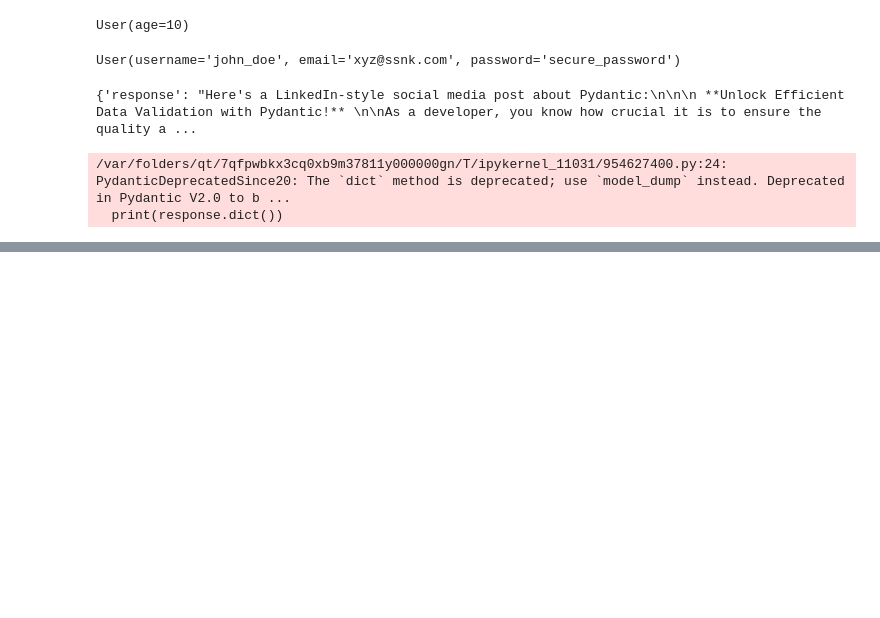
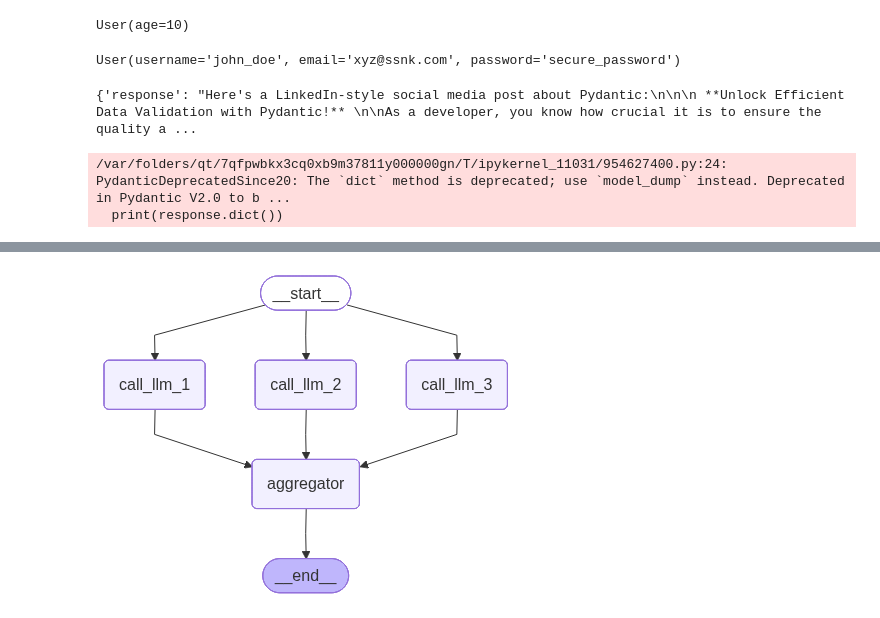
Before and after one commit to Ashishb21/AIStack_Morning, a Jupyter notebook: langchain_intro/intro_pydantic.ipynb, the cells around one changed output, grey strips where cells are left out. Drawn from its saved outputs; the diff is of its cells as text; code cells hidden in the pictures; blank space fills up the shorter version.

```diff
--- a/langchain_intro/intro_pydantic.ipynb
+++ b/langchain_intro/intro_pydantic.ipynb
@@ -256,0 +351,69 @@ print(response.dict())
+# %%
+# Graph state
+class State(TypedDict):
+    topic: str
+    joke: str
+    story: str
+    poem: str
+    combined_output: str
+
+
+# Nodes
+def call_llm_1(state: State):
+    """First LLM call to generate initial joke"""
+
+    msg = llm.invoke(f"Write a joke about {state['topic']}")
+    return {"joke": msg.content}
+
+
+def call_llm_2(state: State):
+    """Second LLM call to generate story"""
+
+    msg = llm.invoke(f"Write a story about {state['topic']}")
+    return {"story": msg.content}
+
+
+def call_llm_3(state: State):
+    """Third LLM call to generate poem"""
+
+    msg = llm.invoke(f"Write a poem about {state['topic']}")
+    return {"poem": msg.content}
+
+
+def aggregator(state: State):
+    """Combine the joke, story and poem into a single output"""
+
+    combined = f"Here's a story, joke, and poem about {state['topic']}!\n\n"
+    combined += f"STORY:\n{state['story']}\n\n"
+    combined += f"JOKE:\n{state['joke']}\n\n"
+    combined += f"POEM:\n{state['poem']}"
+    return {"combined_output": combined}
+
+
+# Build workflow
+parallel_builder = StateGraph(State)
+
+# Add nodes
+parallel_builder.add_node("call_llm_1", call_llm_1)
+parallel_builder.add_node("call_llm_2", call_llm_2)
+parallel_builder.add_node("call_llm_3", call_llm_3)
+parallel_builder.add_node("aggregator", aggregator)
+
+# Add edges to connect nodes
+parallel_builder.add_edge(START, "call_llm_1")
+parallel_builder.add_edge(START, "call_llm_2")
+parallel_builder.add_edge(START, "call_llm_3")
+parallel_builder.add_edge("call_llm_1", "aggregator")
+parallel_builder.add_edge("call_llm_2", "aggregator")
+parallel_builder.add_edge("call_llm_3", "aggregator")
+parallel_builder.add_edge("aggregator", END)
+parallel_workflow = parallel_builder.compile()
+
+# Show workflow
+display(Image(parallel_workflow.get_graph().draw_mermaid_png()))
+
+# Invoke
+state = parallel_workflow.invoke({"topic": "cats"})
+print(state["combined_output"])
+# %% [output]
+[figure, added]
```
Also changed, not shown: parts of 2 cells of this notebook, 1 other file.
